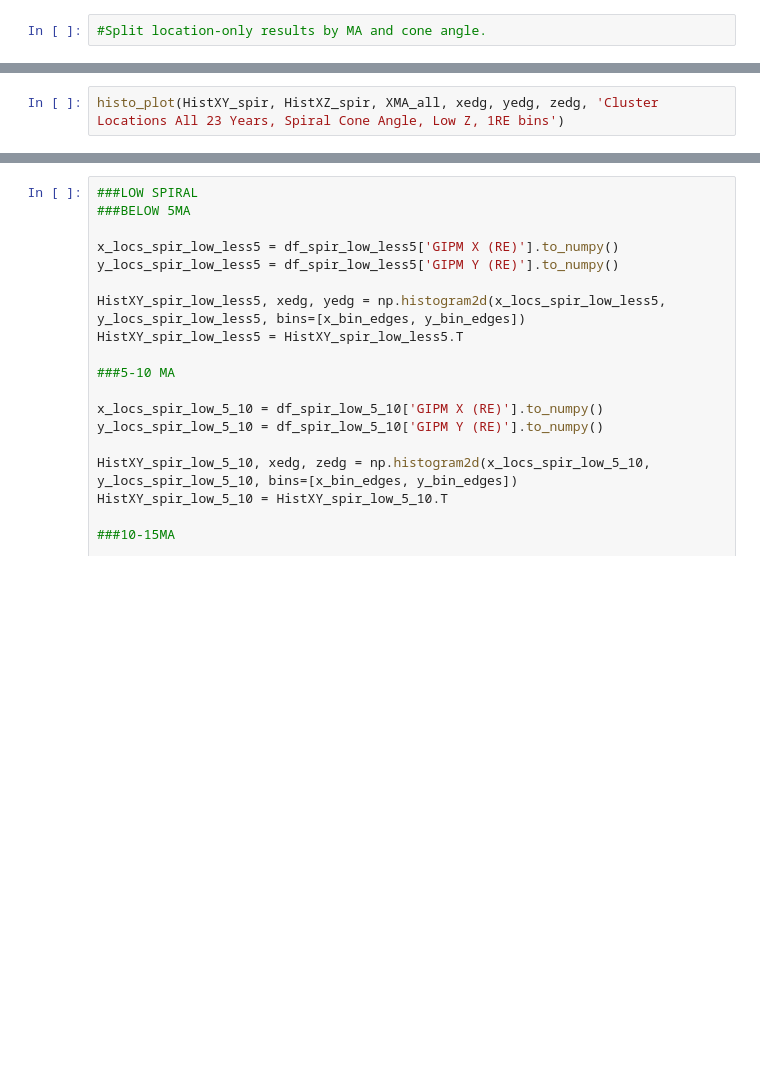
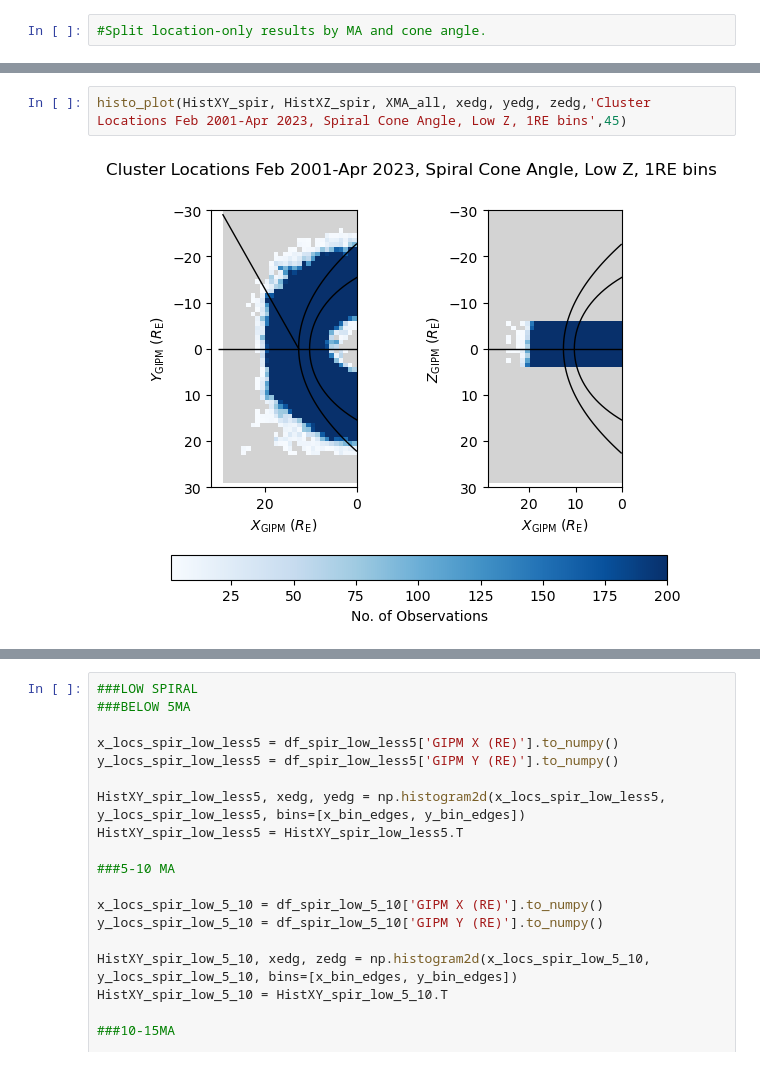
Before and after one commit to solarwindstream/gipm-mapping, a Jupyter notebook: Fine_Binning.ipynb, the cells around one changed output, grey strips where cells are left out. Saved outputs shown, nothing was run; the diff lists cells and outputs as text; blank space fills up the shorter version.

```diff
--- a/Fine_Binning.ipynb
+++ b/Fine_Binning.ipynb
@@ -362,3 +570,5 @@ histo_plot(HistXY_rad, HistXZ_rad, XMA_all, xedg, yedg, zedg, 'Cluster Locations
 # %%
-histo_plot(HistXY_spir, HistXZ_spir, XMA_all, xedg, yedg, zedg, 'Cluster Locations All 23 Years, Spiral Cone Angle, Low Z, 1RE bins')
+histo_plot(HistXY_spir, HistXZ_spir, XMA_all, xedg, yedg, zedg,'Cluster Locations Feb 2001-Apr 2023, Spiral Cone Angle, Low Z, 1RE bins',45)
+# %% [output]
+[figure, added]
 # %%
```
Also changed, not shown: parts of 35 cells of this notebook.
